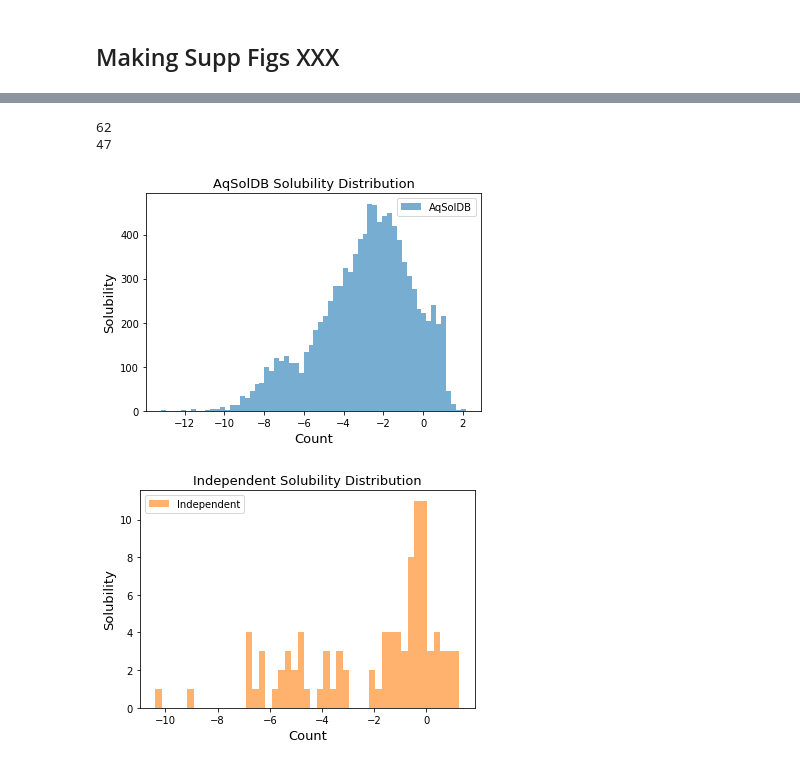
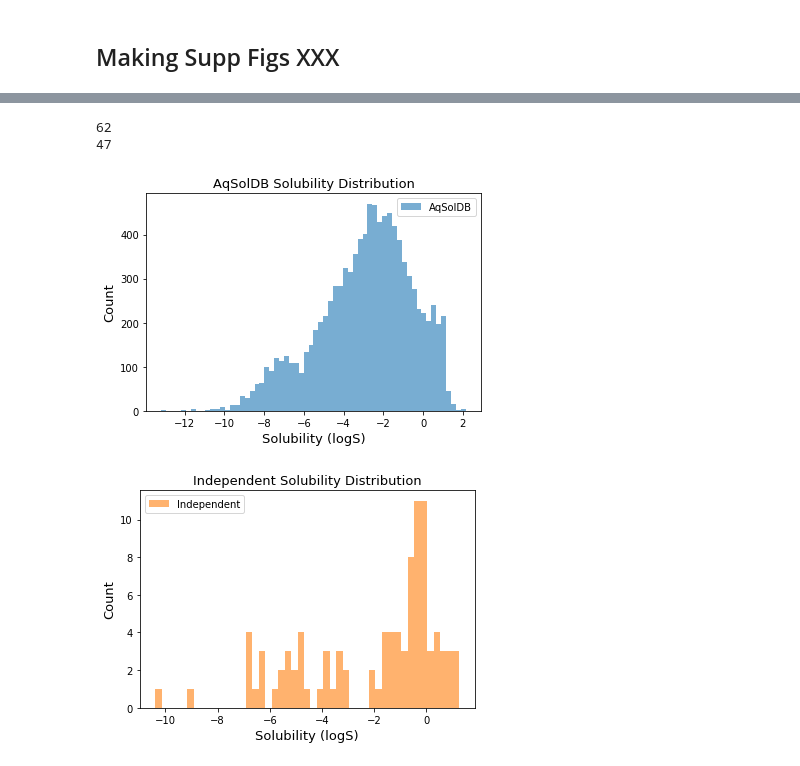
Before and after one commit to francoep/SolTranNet_paper, a Jupyter notebook: Making_Figures.ipynb, the cells around one changed output, grey strips where cells are left out. Saved outputs shown, nothing was run; the diff lists cells and outputs as text; code cells hidden in the pictures.

```diff
--- a/Making_Figures.ipynb
+++ b/Making_Figures.ipynb
@@ -756,7 +756,7 @@ for fold in ['0','1','2']:
     plt.hist(sol_dic['train'][fold],label='Train',alpha=0.6,bins=n)
     plt.hist(sol_dic['test'][fold],label='Test',alpha=0.6,bins=n)
     plt.ylabel('Count')
-    plt.xlabel('Solubility')
+    plt.xlabel('Solubility (logS)')
     plt.title('Aqsol Scaffold Split Fold '+fold+' Solubility Distribution')
     plt.ylim((0,375))
     plt.legend()
@@ -772,27 +772,27 @@ for fold in ['0','1','2']:
 # %%
 #doing the same for the full Aqsol set and our independent set
 for fname in ['data/training_data/aqsol.csv','data/training_data/independent_sol.csv']:
     plt.figure()
     plt.rc('axes',labelsize=13)
     plt.rc('axes',titlesize=13)
     data=pd.read_csv(fname)
     if 'aqsol' in fname:
         l='AqSolDB'
         c='#1f77b4'
     else:
         l='Independent'
         c='#ff7f0e'
     w=0.25
     n=math.ceil((max(data['y'])-min(data['y']))/w)
     print(n)
     plt.hist(data['y'],label=l,color=c,alpha=0.6,bins=n)
     plt.legend()
-    plt.ylabel('Solubility')
-    plt.xlabel('Count')
+    plt.ylabel('Count')
+    plt.xlabel('Solubility (logS)')
     plt.title(f'{l} Solubility Distribution')
     plt.savefig(f'figures/{l}_solhist.pdf')
 # %% [output]
 62
 47
-[figure, old version]
+[figure, new version]
-[figure, old version]
+[figure, new version]
```
Also changed, not shown: parts of 1 cell of this notebook, 5 other files.
